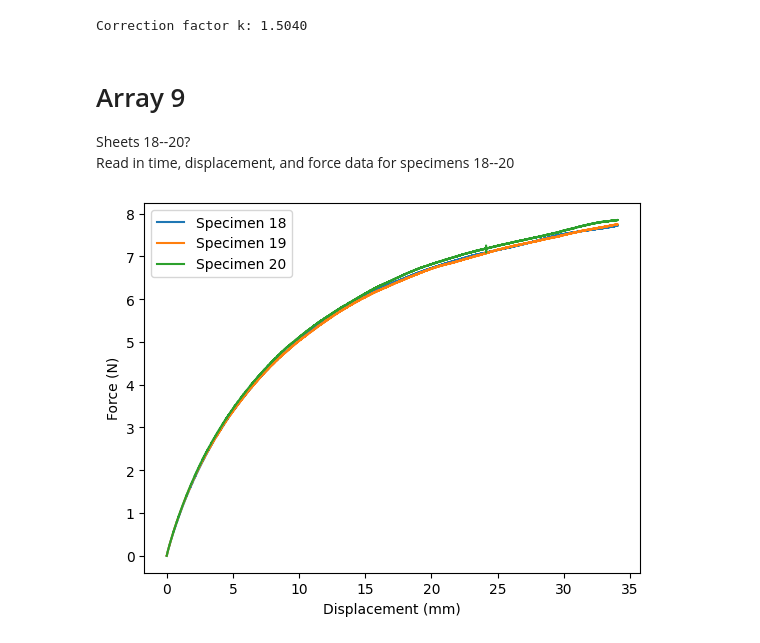
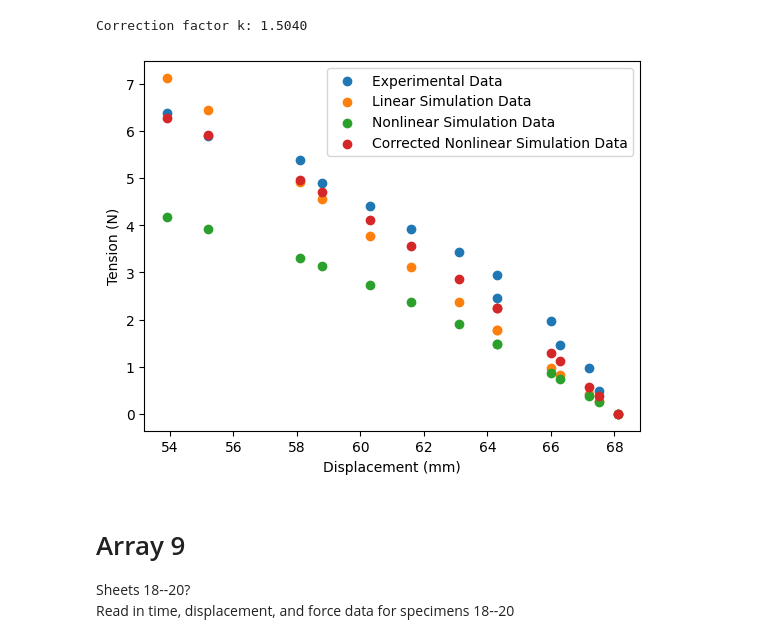
Before and after one commit to TheSmashLab/Tensegrity, a Jupyter notebook: Validation/BambuValidation.ipynb, the cells around one changed output. Cells and saved outputs as stored; diff of their text form; code cells hidden in the pictures.

Commit message:
Add new dataset for validation: Array 9 with mass and inner distance measurements. Update Array 9 validation code to include nonlinear solver and correction factor.

```diff
--- a/Validation/BambuValidation.ipynb
+++ b/Validation/BambuValidation.ipynb
@@ -257,6 +249,18 @@ k = np.dot(s, y) / np.dot(s, s)
 print(f"Correction factor k: {k:.4f}")
 # %% [output]
 Correction factor k: 1.5040
+# %%
+plt.scatter(pos8, Forces, label="Experimental Data")
+plt.scatter(pos8, tensions, label="Linear Simulation Data")
+plt.scatter(pos8, tensions_NL_8, label="Nonlinear Simulation Data")
+plt.scatter(pos8, k * s, label="Corrected Nonlinear Simulation Data")
+plt.xlabel("Displacement (mm)")
+plt.ylabel("Tension (N)")
+plt.legend()
+plt.show()
+plt.close()
+# %% [output]
+[figure, added]
 # %% [markdown]
 # Array 9
 Sheets 18--20? \
@@ -266,16 +270,14 @@ Disp_18, Force_18 = force_disp("Tables/Bambu TPU sheet_18.csv")
 Disp_19, Force_19 = force_disp("Tables/Bambu TPU sheet_19.csv")
 Disp_20, Force_20 = force_disp("Tables/Bambu TPU sheet_20.csv")
 
-plt.plot(Disp_18, Force_18, label="Specimen 18")
-plt.plot(Disp_19, Force_19, label="Specimen 19")
-plt.plot(Disp_20, Force_20, label="Specimen 20")
-plt.xlabel("Displacement (mm)")
-plt.ylabel("Force (N)")
-plt.legend()
-plt.show()
-plt.close()
+# plt.plot(Disp_18, Force_18, label="Specimen 18")
+# plt.plot(Disp_19, Force_19, label="Specimen 19")
+# plt.plot(Disp_20, Force_20, label="Specimen 20")
+# plt.xlabel("Displacement (mm)")
+# plt.ylabel("Force (N)")
+# plt.legend()
+# plt.show()
+# plt.close()
-# %% [output]
-[figure, removed]
 # %%
 # resample the data
 f18 = interp1d(Disp_18, Force_18, kind='cubic', fill_value="extrapolate")
```
Also changed, not shown: parts of 23 cells of this notebook, 1 other file.
